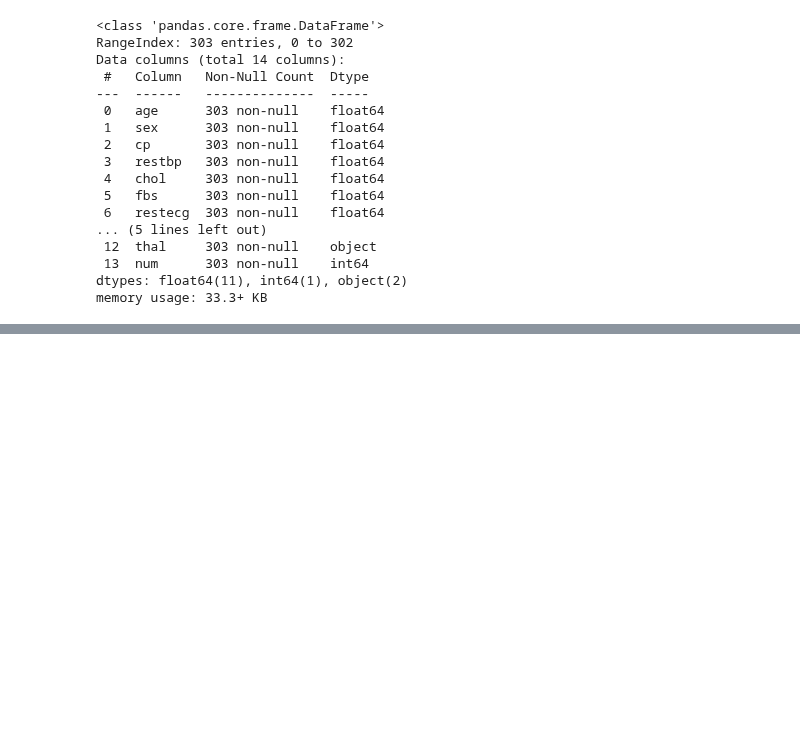
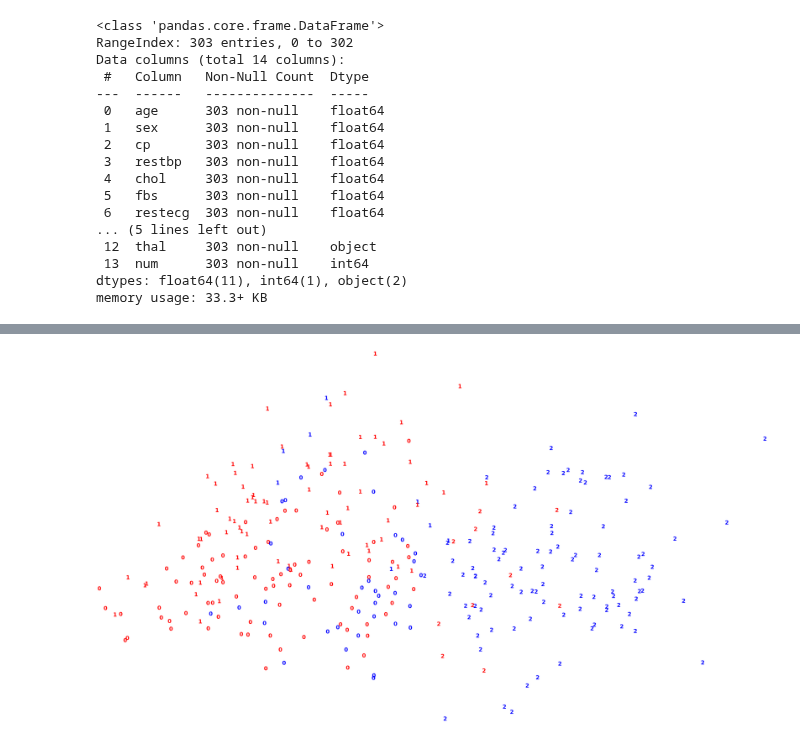
Before and after one commit to gulmert89/bootcamp_files, a Jupyter notebook: odev92_kmeans.ipynb, the cells around one changed output, grey strips where cells are left out. Saved outputs shown, nothing was run; the diff lists cells and outputs as text; code cells hidden in the pictures; blank space fills up the shorter version.

```diff
--- a/odev92_kmeans.ipynb
+++ b/odev92_kmeans.ipynb
@@ -172,0 +186,5 @@ kmeans_creator2(2)
+# %%
+# forming KMeans model with 3 clusters
+kmeans_creator2(3)
+# %% [output]
+[figure, added]
```
Also changed, not shown: parts of 8 cells of this notebook.
